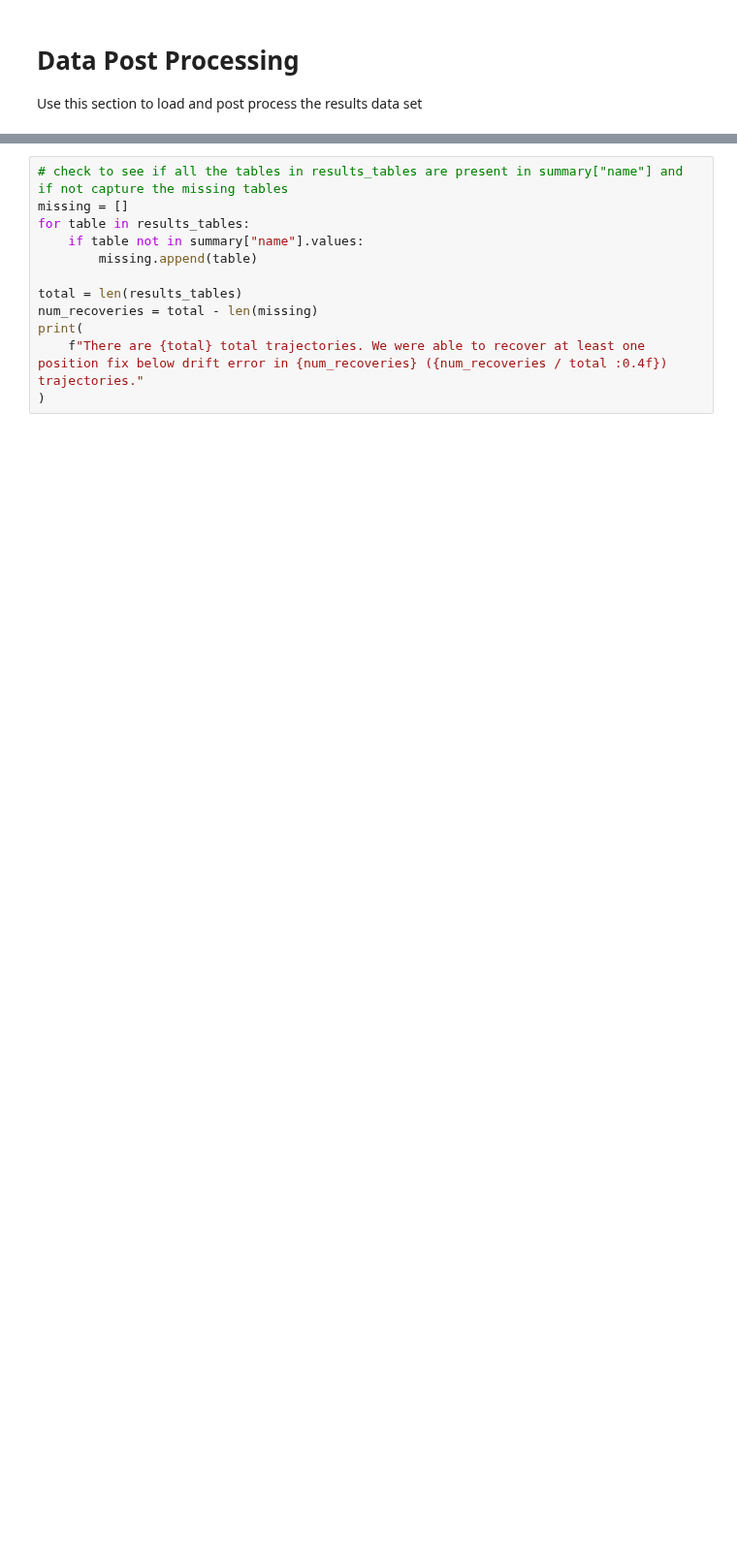
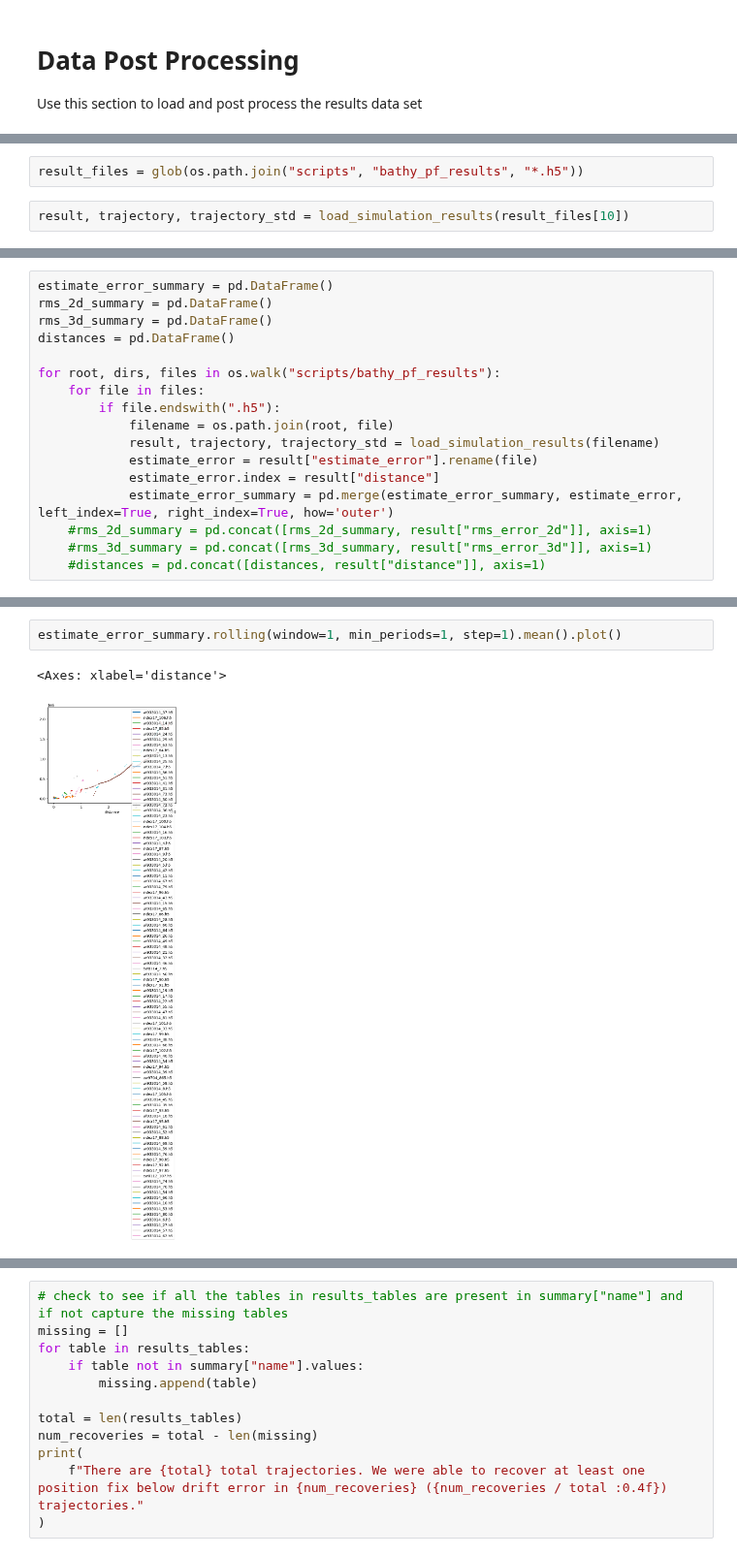
Before and after one commit to jbrodovsky/geophysical_nav, a Jupyter notebook: bathy_pf.ipynb, the cells around one changed output, grey strips where cells are left out. Shown at 97% size. Drawn from its saved outputs; the diff is of its cells as text; blank space fills up the shorter version.

```diff
--- a/bathy_pf.ipynb
+++ b/bathy_pf.ipynb
@@ -402 +383,5 @@ len(summary)
+# %%
+result_files = glob(os.path.join("scripts", "bathy_pf_results", "*.h5"))
+# %%
+result, trajectory, trajectory_std = load_simulation_results(result_files[10])
 # %%
@@ -406,0 +396,17 @@ len(recovery)
+# %%
+estimate_error_summary = pd.DataFrame()
+rms_2d_summary = pd.DataFrame()
+rms_3d_summary = pd.DataFrame()
+distances = pd.DataFrame()
+
+for root, dirs, files in os.walk("scripts/bathy_pf_results"):
+    for file in files:
+        if file.endswith(".h5"):
+            filename = os.path.join(root, file)
+            result, trajectory, trajectory_std = load_simulation_results(filename)
+            estimate_error = result["estimate_error"].rename(file)
+            estimate_error.index = result["distance"]
+            estimate_error_summary = pd.merge(estimate_error_summary, estimate_error, left_index=True, right_index=True, how='outer')
+    #rms_2d_summary = pd.concat([rms_2d_summary, result["rms_error_2d"]], axis=1)
+    #rms_3d_summary = pd.concat([rms_3d_summary, result["rms_error_3d"]], axis=1)
+    #distances = pd.concat([distances, result["distance"]], axis=1)
@@ -406,0 +424,5 @@ len(recovery)
+# %%
+estimate_error_summary.rolling(window=1, min_periods=1, step=1).mean().plot()
+# %% [output]
+<Axes: xlabel='distance'>
+[figure, added]
```
Also changed, not shown: parts of 27 cells of this notebook, 1 other file.
